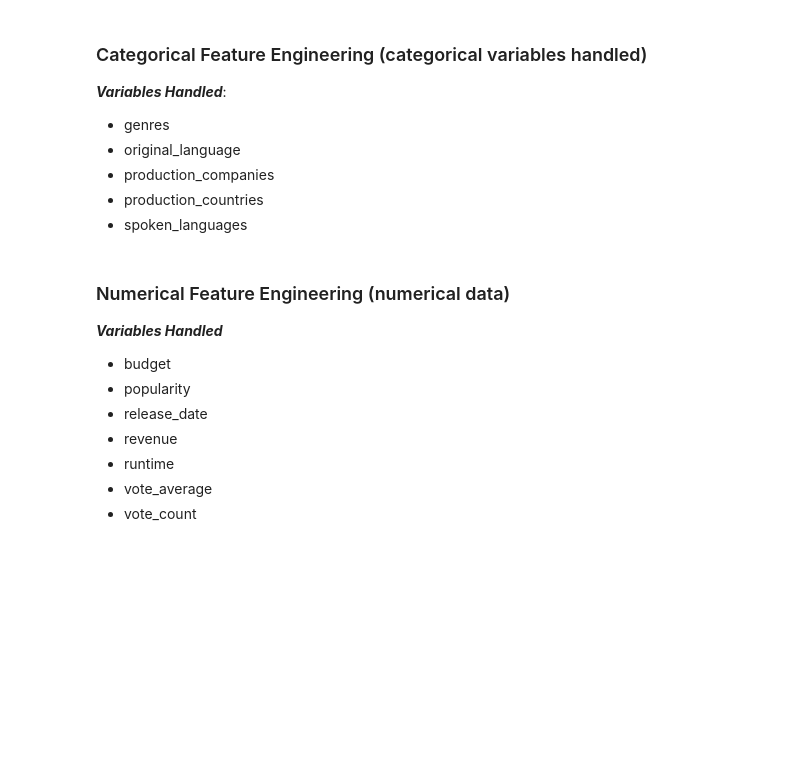
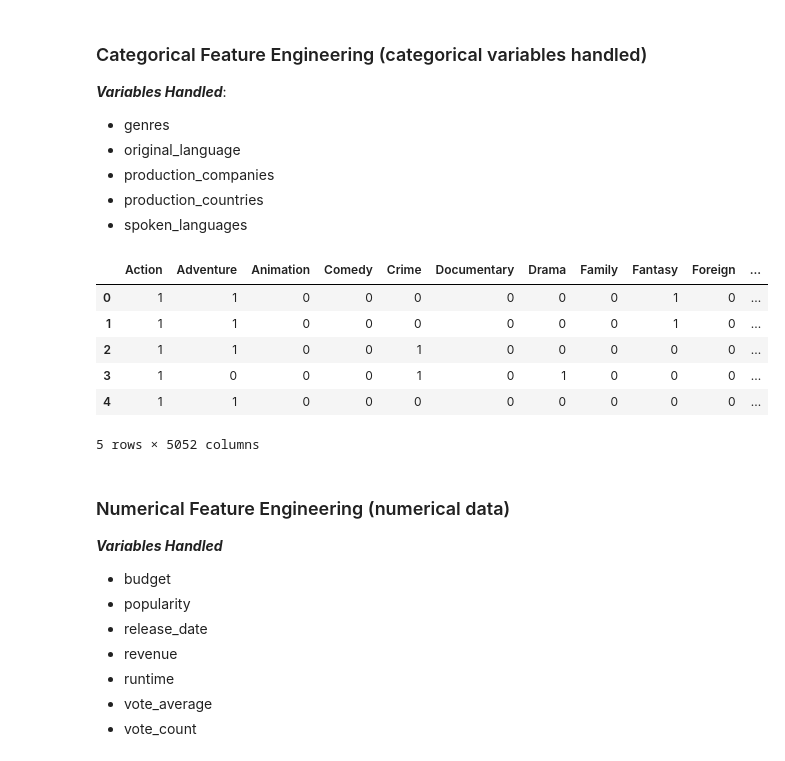
Before and after one commit to ababber19/Stats_402, a Jupyter notebook: Content_Based.ipynb, the cells around one changed output. Cells and saved outputs as stored; diff of their text form; code cells hidden in the pictures; blank space fills up the shorter version.

```diff
--- a/Content_Based.ipynb
+++ b/Content_Based.ipynb
@@ -130,3 +140,21 @@ one_hot_encoded = pd.get_dummies(content_based_df[cat_features].applymap(lambda
+# %%
+### Completes one-hot encoding on categorical variables
+mlb = MultiLabelBinarizer()
+encoded_features = pd.DataFrame(mlb.fit_transform(content_based_df['genres']), columns=mlb.classes_, index=content_based_df.index)
+
+for feature in ['original_language', 'production_companies', 'production_countries', 'spoken_languages']:
+    temp_df = pd.DataFrame(mlb.fit_transform(content_based_df[feature]), columns=mlb.classes_, index=content_based_df.index)
+    encoded_features = pd.concat([encoded_features, temp_df], axis=1)
+# %%
+(encoded_features.head())
+# %% [output]
+|  | Action | Adventure | Animation | Comedy | Crime | Documentary | Drama | Family | Fantasy | Foreign | ... |
+| 0 | 1 | 1 | 0 | 0 | 0 | 0 | 0 | 0 | 1 | 0 | ... |
+| 1 | 1 | 1 | 0 | 0 | 0 | 0 | 0 | 0 | 1 | 0 | ... |
+| 2 | 1 | 1 | 0 | 0 | 1 | 0 | 0 | 0 | 0 | 0 | ... |
+| 3 | 1 | 0 | 0 | 0 | 1 | 0 | 1 | 0 | 0 | 0 | ... |
+| 4 | 1 | 1 | 0 | 0 | 0 | 0 | 0 | 0 | 0 | 0 | ... |
+5 rows × 5052 columns
 # %% [markdown]
 ### Numerical Feature Engineering (numerical data)
 ***Variables Handled***
```
Also changed, not shown: parts of 27 cells of this notebook.
